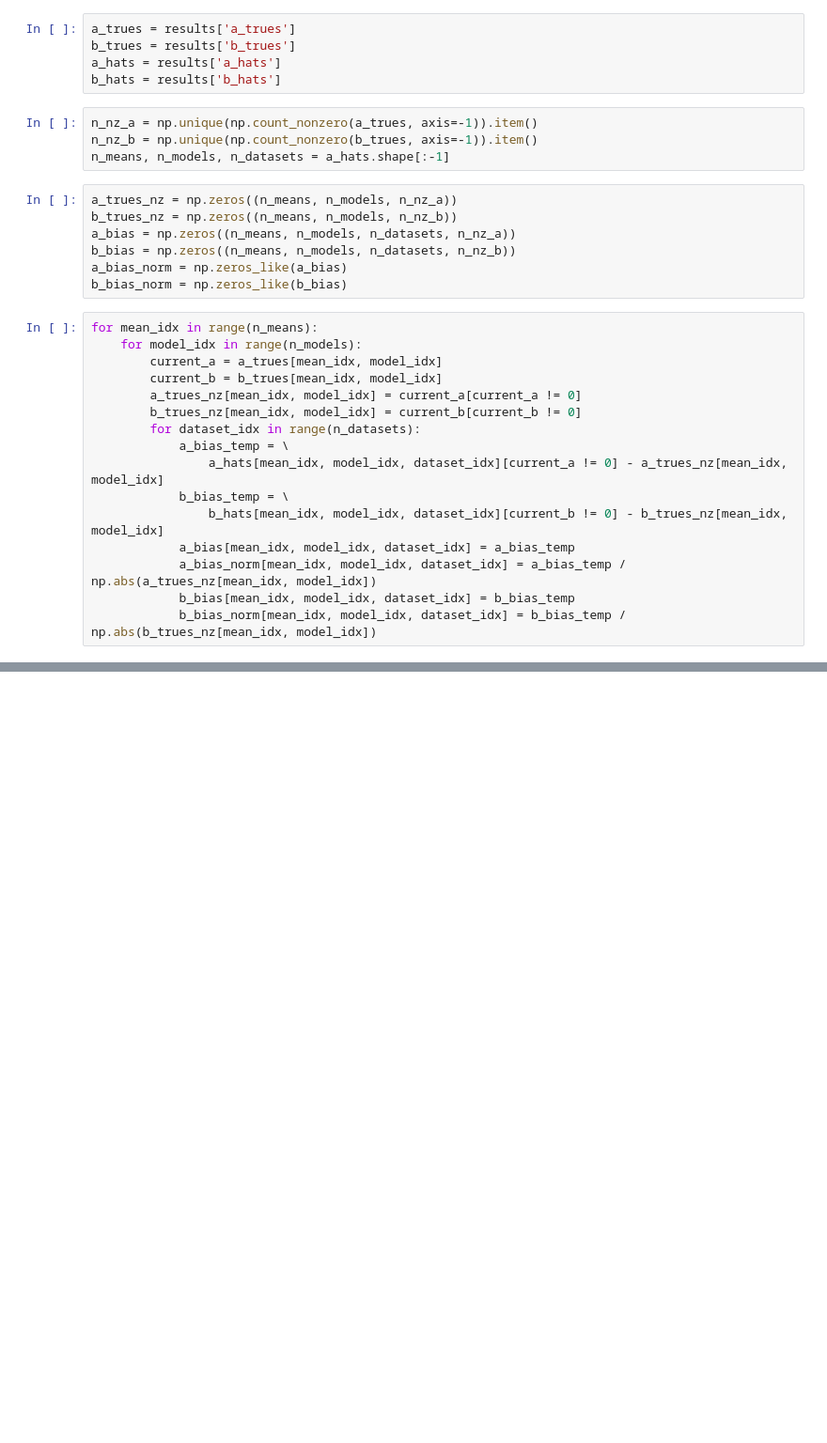
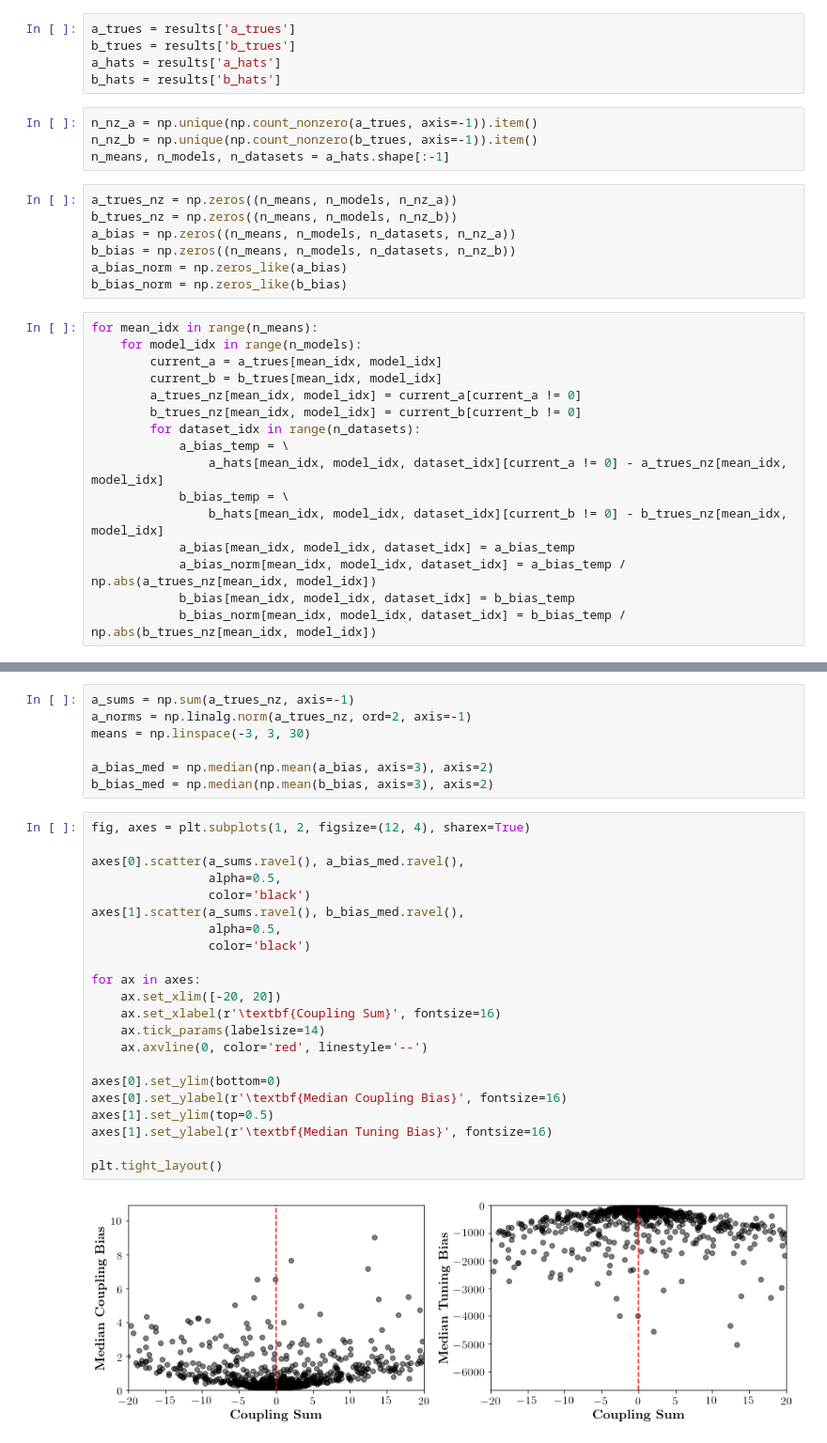
Before and after one commit to BouchardLab/neurobiases, a Jupyter notebook: notebooks/analyze_tc_experiment.ipynb, the cells around one changed output, grey strips where cells are left out. Shown at 94% size. Cells and saved outputs as stored; diff of their text form; blank space fills up the shorter version.

```diff
--- a/notebooks/analyze_tc_experiment.ipynb
+++ b/notebooks/analyze_tc_experiment.ipynb
@@ -118,3 +179,34 @@ plt.tight_layout()
+# %%
+a_sums = np.sum(a_trues_nz, axis=-1)
+a_norms = np.linalg.norm(a_trues_nz, ord=2, axis=-1)
+means = np.linspace(-3, 3, 30)
+
+a_bias_med = np.median(np.mean(a_bias, axis=3), axis=2)
+b_bias_med = np.median(np.mean(b_bias, axis=3), axis=2)
+# %%
+fig, axes = plt.subplots(1, 2, figsize=(12, 4), sharex=True)
+
+axes[0].scatter(a_sums.ravel(), a_bias_med.ravel(),
+                alpha=0.5,
+                color='black')
+axes[1].scatter(a_sums.ravel(), b_bias_med.ravel(),
+                alpha=0.5,
+                color='black')
+
+for ax in axes:
+    ax.set_xlim([-20, 20])
+    ax.set_xlabel(r'\textbf{Coupling Sum}', fontsize=16)
+    ax.tick_params(labelsize=14)
+    ax.axvline(0, color='red', linestyle='--')
+
+axes[0].set_ylim(bottom=0)
+axes[0].set_ylabel(r'\textbf{Median Coupling Bias}', fontsize=16)
+axes[1].set_ylim(top=0.5)
+axes[1].set_ylabel(r'\textbf{Median Tuning Bias}', fontsize=16)
+
+plt.tight_layout()
+# %% [output]
+[figure, added]
 # %%
 fig, axes = plt.subplots(1, 2, figsize=(12, 4), sharex=True)
 
```
Also changed, not shown: parts of 27 cells of this notebook.
